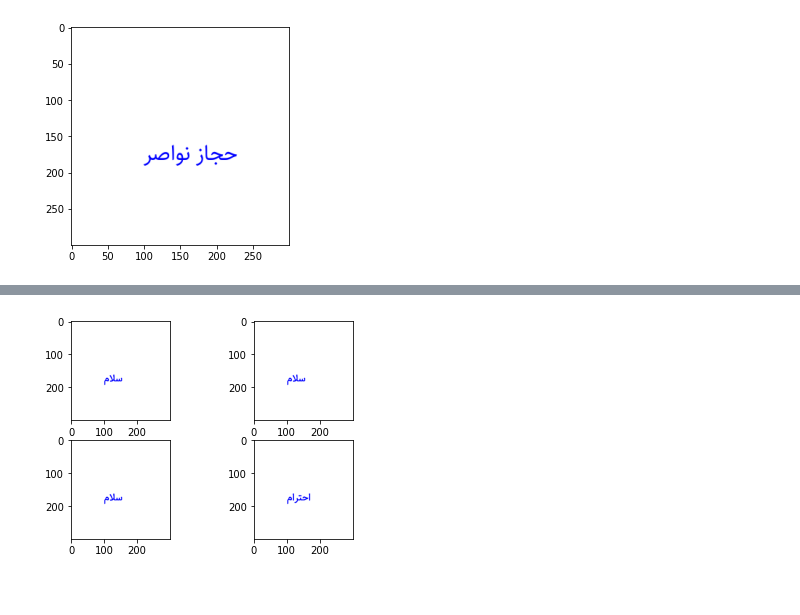
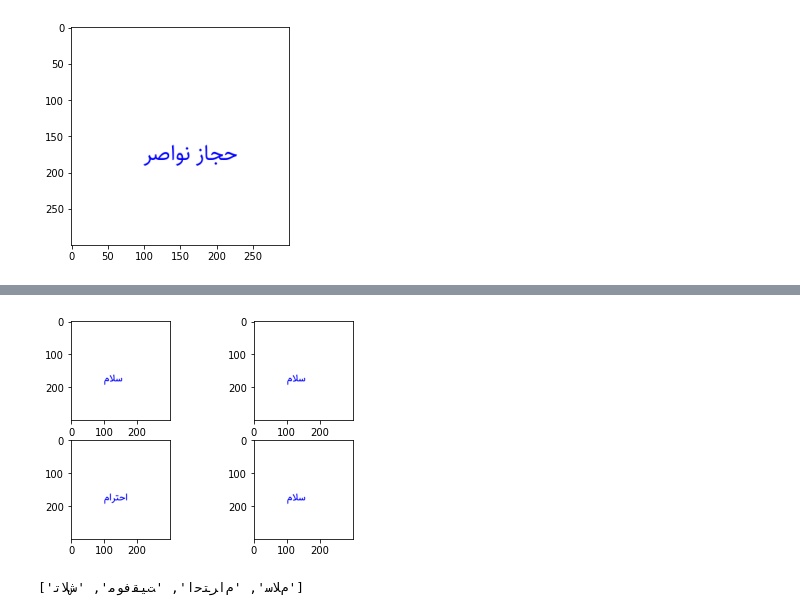
Before and after one commit to hejazn86/OCR_Persian_textDetecter, a Jupyter notebook: OCR_experimental_codes.ipynb, the cells around one changed output, grey strips where cells are left out. Drawn from its saved outputs; the diff is of its cells as text; code cells hidden in the pictures.

```diff
--- a/OCR_experimental_codes.ipynb
+++ b/OCR_experimental_codes.ipynb
@@ -144,7 +144,7 @@ def putting_text(img, bidi_word):
       font = ImageFont.truetype(fontFile, 30)
       draw = ImageDraw.Draw(img)
       draw.text((100, 150), bidi_word, font=font, fill='blue')
-      img.save(text+'.png')
+      img.save('img.png')
       return img
 
 
@@ -163,16 +163,21 @@ for word in words:
   bidi_words.append(bidi_text(word))
   for i in range(0, len(bidi_words)):
     images.append(create_image())
-    for x in range(0, len(images)):
-      image_text.append(putting_text(images[i], bidi_words[i]))
+    for x in range(0,len(images) ):
+      if x==i:
+        image_text.append(putting_text(images[x], bidi_words[i]))
+      elif x!=i:
+        pass
 
 
 plt.subplot(221).imshow(image_text[0])
 plt.subplot(222).imshow(image_text[1])
 plt.subplot(223).imshow(image_text[2])
 plt.subplot(224).imshow(image_text[3])
+plt.grid(False)
+plt.show()
 
-print(len(bidi_words))
+print(bidi_words)
 # %% [output]
 Requirement already satisfied: python-bidi in /usr/local/lib/python3.6/dist-packages (0.4.2)
 Requirement already satisfied: six in /usr/local/lib/python3.6/dist-packages (from python-bidi) (1.12.0)
@@ -183,4 +187,5 @@ Requirement already satisfied: setuptools in /usr/local/lib/python3.6/dist-packa
-[figure, old version]
+[figure, new version]
+['ﻡﻼﺳ', 'ﻡﺍﺮﺘﺣﺍ', 'ﺖﯿﻘﻓﻮﻣ', 'ﺵﻼﺗ']
 # %%
 '''!pip install freetype-py
 import cv2
```
Also changed, not shown: parts of 1 cell of this notebook.
